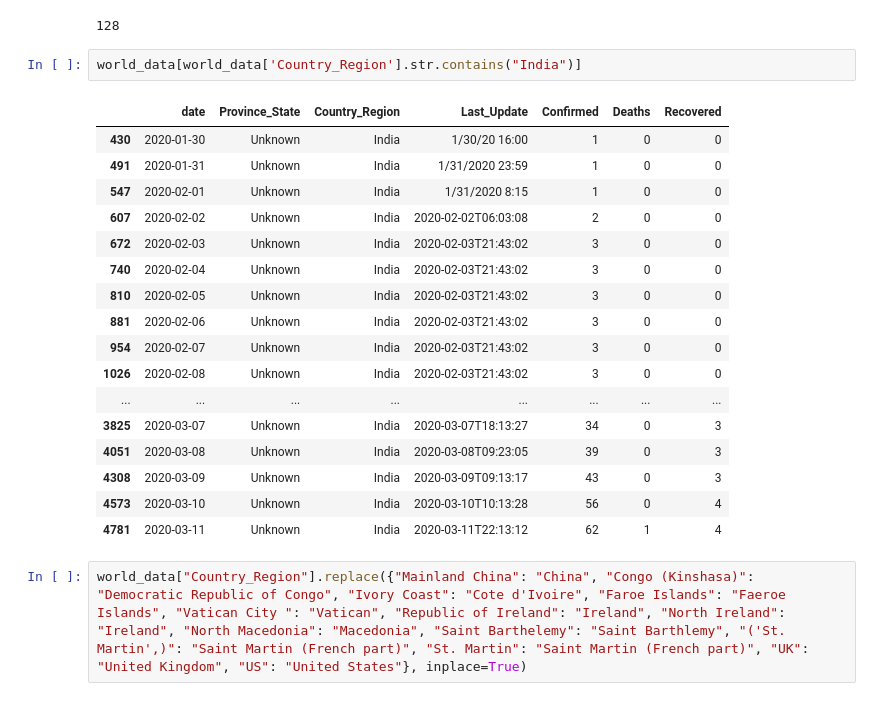
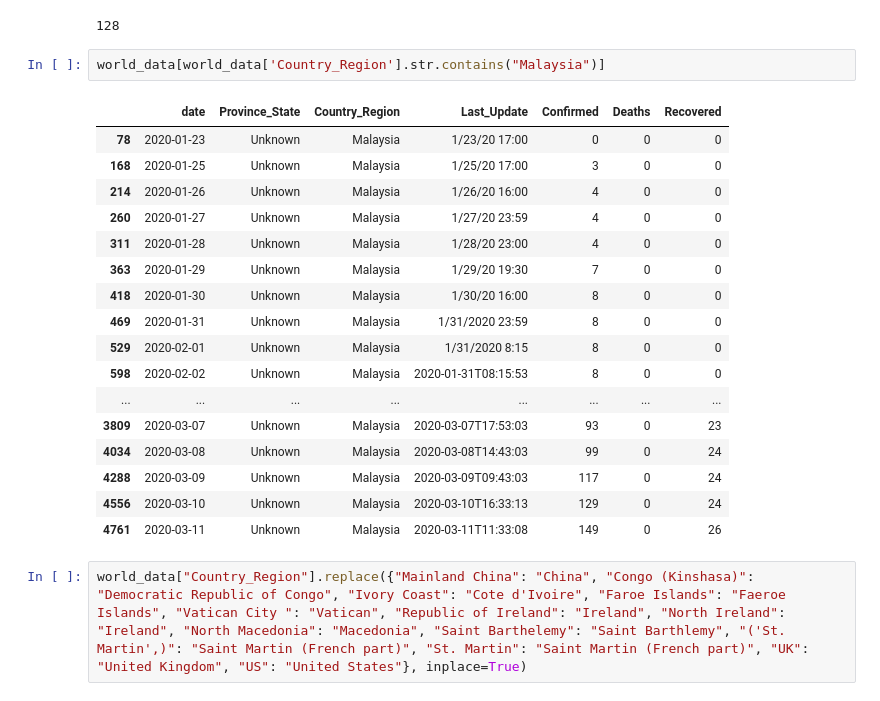
Before and after one commit to anushirahatti/covid-19-analysis, a Jupyter notebook: src/covid_19_analysis.ipynb, the cells around one changed output. Saved outputs shown, nothing was run; the diff lists cells and outputs as text.

```diff
--- a/src/covid_19_analysis.ipynb
+++ b/src/covid_19_analysis.ipynb
@@ -147,25 +128,25 @@ world_data["Country_Region"].nunique()
 # %% [output]
 128
 # %%
-world_data[world_data['Country_Region'].str.contains("India")]
+world_data[world_data['Country_Region'].str.contains("Malaysia")]
 # %% [output]
 |  | date | Province_State | Country_Region | Last_Update | Confirmed | Deaths | Recovered |
-| 430 | 2020-01-30 | Unknown | India | 1/30/20 16:00 | 1 | 0 | 0 |
-| 491 | 2020-01-31 | Unknown | India | 1/31/2020 23:59 | 1 | 0 | 0 |
-| 547 | 2020-02-01 | Unknown | India | 1/31/2020 8:15 | 1 | 0 | 0 |
-| 607 | 2020-02-02 | Unknown | India | 2020-02-02T06:03:08 | 2 | 0 | 0 |
-| 672 | 2020-02-03 | Unknown | India | 2020-02-03T21:43:02 | 3 | 0 | 0 |
-| 740 | 2020-02-04 | Unknown | India | 2020-02-03T21:43:02 | 3 | 0 | 0 |
-| 810 | 2020-02-05 | Unknown | India | 2020-02-03T21:43:02 | 3 | 0 | 0 |
-| 881 | 2020-02-06 | Unknown | India | 2020-02-03T21:43:02 | 3 | 0 | 0 |
-| 954 | 2020-02-07 | Unknown | India | 2020-02-03T21:43:02 | 3 | 0 | 0 |
-| 1026 | 2020-02-08 | Unknown | India | 2020-02-03T21:43:02 | 3 | 0 | 0 |
+| 78 | 2020-01-23 | Unknown | Malaysia | 1/23/20 17:00 | 0 | 0 | 0 |
+| 168 | 2020-01-25 | Unknown | Malaysia | 1/25/20 17:00 | 3 | 0 | 0 |
+| 214 | 2020-01-26 | Unknown | Malaysia | 1/26/20 16:00 | 4 | 0 | 0 |
+| 260 | 2020-01-27 | Unknown | Malaysia | 1/27/20 23:59 | 4 | 0 | 0 |
+| 311 | 2020-01-28 | Unknown | Malaysia | 1/28/20 23:00 | 4 | 0 | 0 |
+| 363 | 2020-01-29 | Unknown | Malaysia | 1/29/20 19:30 | 7 | 0 | 0 |
+| 418 | 2020-01-30 | Unknown | Malaysia | 1/30/20 16:00 | 8 | 0 | 0 |
+| 469 | 2020-01-31 | Unknown | Malaysia | 1/31/2020 23:59 | 8 | 0 | 0 |
+| 529 | 2020-02-01 | Unknown | Malaysia | 1/31/2020 8:15 | 8 | 0 | 0 |
+| 598 | 2020-02-02 | Unknown | Malaysia | 2020-01-31T08:15:53 | 8 | 0 | 0 |
 | ... | ... | ... | ... | ... | ... | ... | ... |
-| 3825 | 2020-03-07 | Unknown | India | 2020-03-07T18:13:27 | 34 | 0 | 3 |
-| 4051 | 2020-03-08 | Unknown | India | 2020-03-08T09:23:05 | 39 | 0 | 3 |
-| 4308 | 2020-03-09 | Unknown | India | 2020-03-09T09:13:17 | 43 | 0 | 3 |
-| 4573 | 2020-03-10 | Unknown | India | 2020-03-10T10:13:28 | 56 | 0 | 4 |
-| 4781 | 2020-03-11 | Unknown | India | 2020-03-11T22:13:12 | 62 | 1 | 4 |
+| 3809 | 2020-03-07 | Unknown | Malaysia | 2020-03-07T17:53:03 | 93 | 0 | 23 |
+| 4034 | 2020-03-08 | Unknown | Malaysia | 2020-03-08T14:43:03 | 99 | 0 | 24 |
+| 4288 | 2020-03-09 | Unknown | Malaysia | 2020-03-09T09:43:03 | 117 | 0 | 24 |
+| 4556 | 2020-03-10 | Unknown | Malaysia | 2020-03-10T16:33:13 | 129 | 0 | 24 |
+| 4761 | 2020-03-11 | Unknown | Malaysia | 2020-03-11T11:33:08 | 149 | 0 | 26 |
 # %%
 world_data["Country_Region"].replace({"Mainland China": "China", "Congo (Kinshasa)": "Democratic Republic of Congo", "Ivory Coast": "Cote d'Ivoire", "Faroe Islands": "Faeroe Islands", "Vatican City	": "Vatican", "Republic of Ireland": "Ireland", "North Ireland": "Ireland", "North Macedonia": "Macedonia", "Saint Barthelemy": "Saint Barthlemy", "('St. Martin',)": "Saint Martin (French part)", "St. Martin": "Saint Martin (French part)", "UK": "United Kingdom", "US": "United States"}, inplace=True)
 # %%
```
Also changed, not shown: parts of 24 cells of this notebook.
